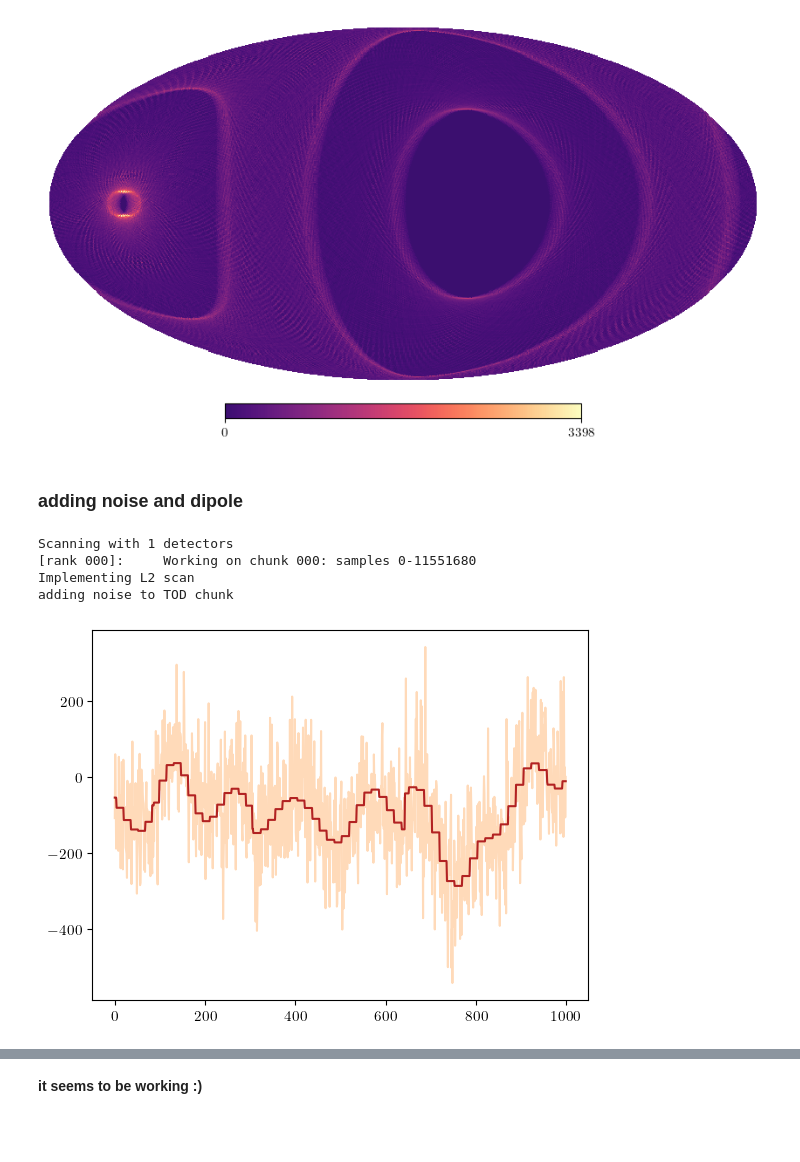
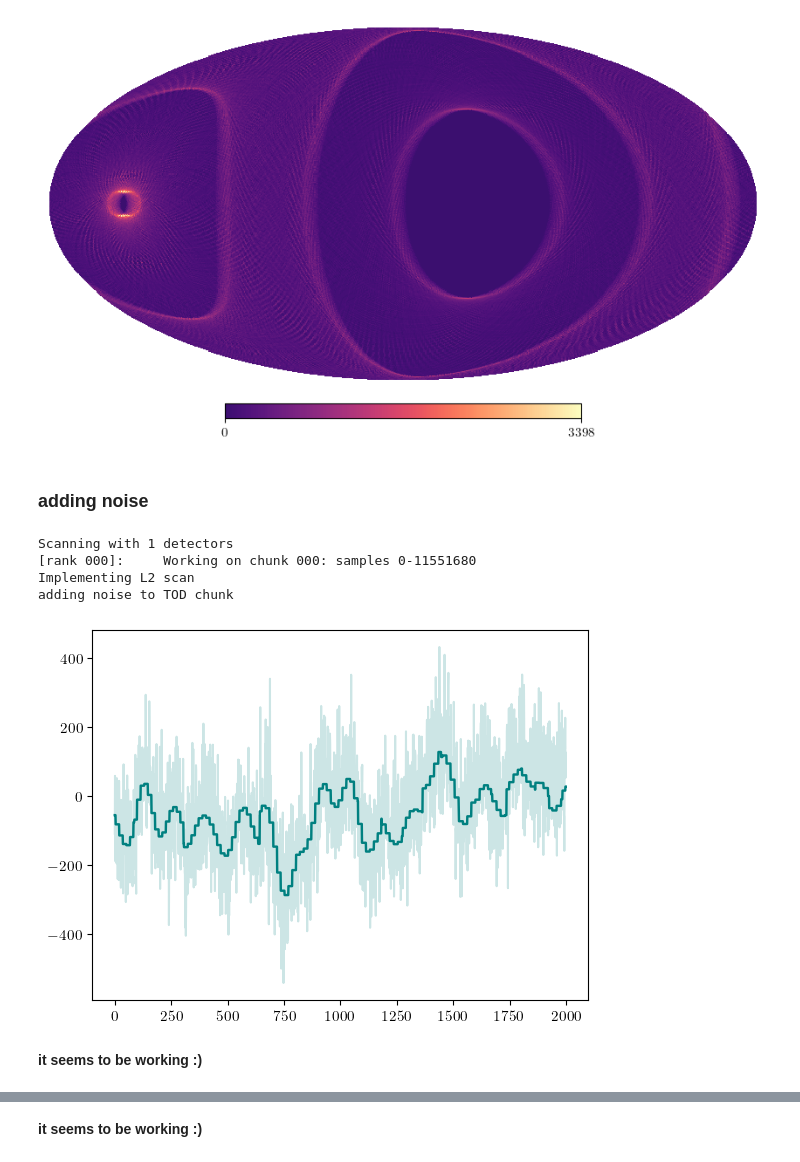
Before and after one commit to martamonelli/beamconv_again, a Jupyter notebook: notebooks/LiteBIRD-like.ipynb, the cells around one changed output, grey strips where cells are left out. Cells and saved outputs as stored; diff of their text form; code cells hidden in the pictures; blank space fills up the shorter version.

```diff
--- a/notebooks/LiteBIRD-like.ipynb
+++ b/notebooks/LiteBIRD-like.ipynb
@@ -267,7 +267,7 @@ Implementing L2 scan
 Implementing L2 scan
 [figure]
 # %% [markdown]
-### adding noise and dipole
+### adding noise
 # %%
 # parameters for generating noise with ducc0 P(f)=sigma^2[(f^2+f_knee^2)/(f^2+f_min^2)]^(slope/2)
 # (for a 5 days observation, the minimum observable frequency is around 1e-6 Hz)
@@ -277,11 +277,11 @@ f_min = 1e-5
 f_knee = 0.02
 slope = -2.0
 
-single_beam_noisy = Beam(btype='Gaussian', fwhm=fwhm_arcmin, lmax=lmax)
+single_beam = Beam(btype='Gaussian', fwhm=fwhm_arcmin, lmax=lmax)
 
 S_noisy = ScanStrategy(duration=duration, sample_rate=fsamp, ctime0=ctime0,
                        noise_tod=noise_tod, sigma=sigma, f_min=f_min, f_knee=f_knee, f_samp=fsamp, slope=slope)
-S_noisy.add_to_focal_plane(single_beam_noisy, combine=False)
+S_noisy.add_to_focal_plane(single_beam, combine=False)
 S_noisy.allocate_maps(nside=nside)
 S_noisy.scan_instrument_mpi(slm, save_tod=True, use_l2_scan=True,
                             ctime_kwargs=dict(), q_bore_kwargs=dict(),)
@@ -297,10 +297,13 @@ Scanning with 1 detectors
 Implementing L2 scan
 adding noise to TOD chunk
 # %%
-points=1000
+points=2000
+color='teal'
 
-plt.plot(tod_noisy[:points],color='peachpuff')
-plt.plot(tod_noiseless[:points],color='firebrick')
+plt.plot(tod_noisy[:points],color=color,alpha=0.2)
+plt.plot(tod_noiseless[:points],color=color,linewidth=1.75)
 plt.show()
 # %% [output]
-[figure, old version]
+[figure, new version]
+# %% [markdown]
+<b>it seems to be working :)</b>
```
Also changed, not shown: parts of 6 cells of this notebook, 1 other file.
